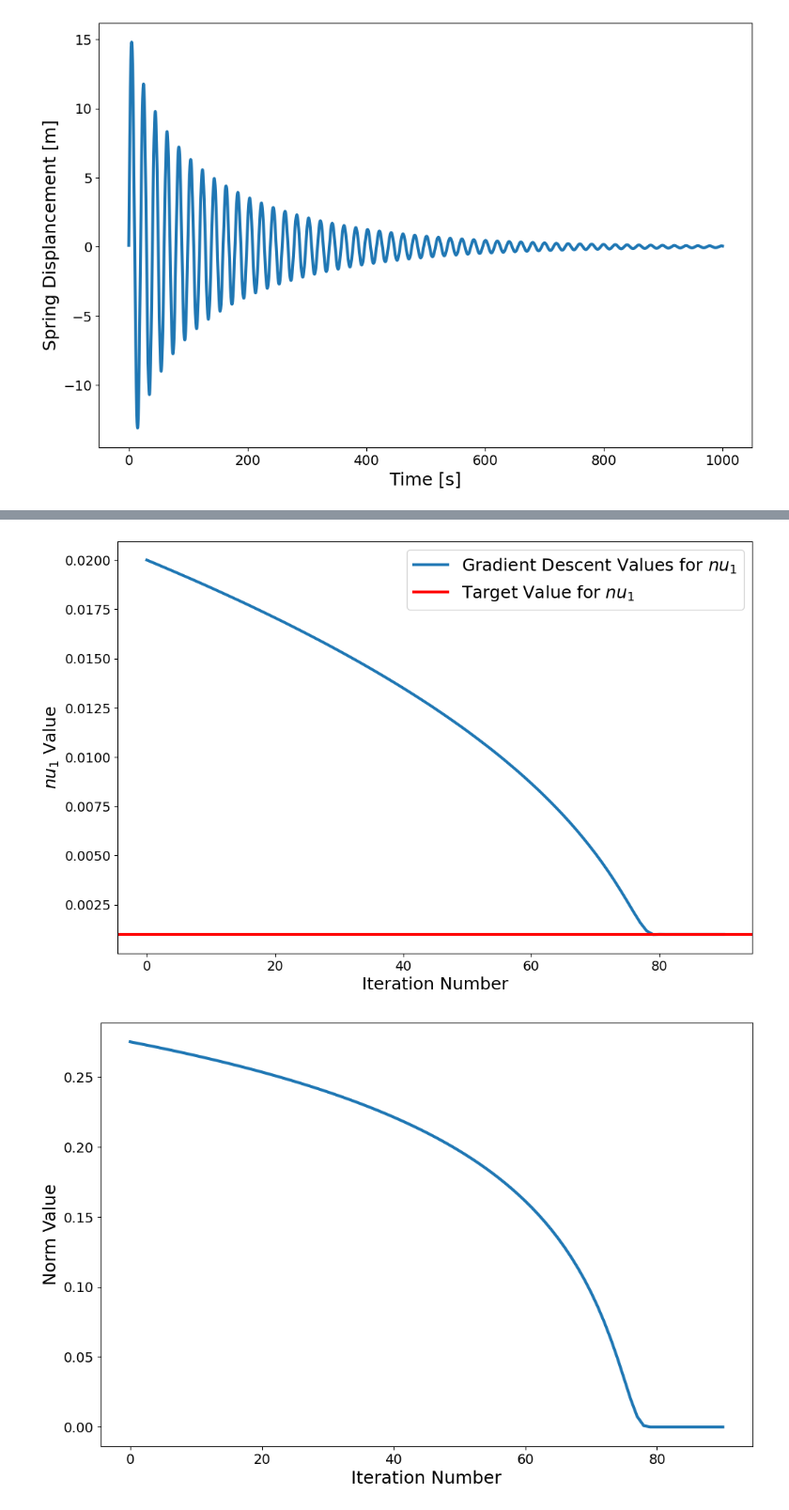
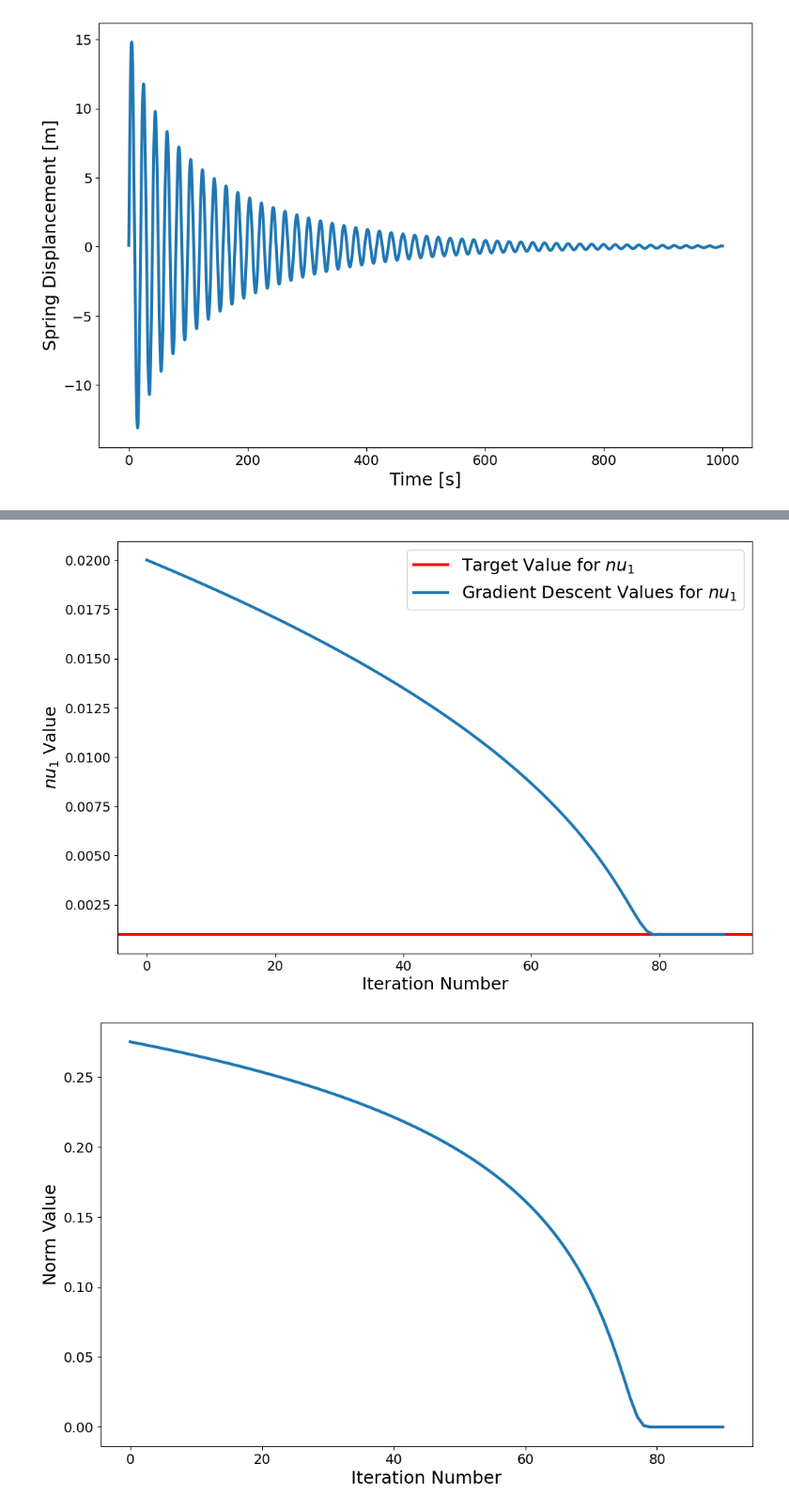
Before and after one commit to DrMichaelCornish/FUSE_2022_Technical_Interview, a Jupyter notebook: Technical Interview-Questions.ipynb, the cells around one changed output, grey strips where cells are left out. Shown at 94% size. Saved outputs shown, nothing was run; the diff lists cells and outputs as text; code cells hidden in the pictures.

```diff
--- a/Technical Interview-Copy1.ipynb
+++ b/Technical Interview-Questions.ipynb
@@ -110,5 +66,13 @@ def RK2(x0, y0, m, nu, k0, dt,T):
 # %%
-x_data, y_data, t_data = RK2(0.5, 0, 1, .01, .1, 0.01,1000)
+x0 = 0.5
+y0 = 0
+m = 1
+nu = .01
+k = .1
+dt = 0.01
+T = 1000
+
+x_data, y_data, t_data = RK2(x0, y0, m, nu, k, dt,T)
 
 plt.plot(t_data, x_data)
 
@@ -270,25 +242,3 @@ def metric(x_target,x_predicted):
     norm_val /= len(x_target)
 
     return norm_val
-# %%
-# fit one parameter
-
-y = np.linspace(-5,5,100)
-nu0 = 0.01
-nu1 = 0.001
-
-
-plt.plot(y,nonlinear_force(y,nu0,nu1))
-
-data = nonlinear_force(y,nu0,nu1) + np.random.normal(0,0.005,len(y))
-
-data = y[::9], data[::9]
-
-plt.scatter(data[0],data[1], color = 'red')
-
-
-plt.legend(['Nonlinear Force [N]',
-           'Experimental Data'])
-
-plt.ylabel('Force [N]')
-plt.xlabel('Spring Displacement [m]')
@@ -441,15 +348,17 @@ def GD_method(nu1):
 # %%
 nu1_data, norm_data, num_deriv_data = GD_method(0.02)
 # %%
+plt.axhline(nu1_true, color = 'red')
 plt.plot(nu1_data)
-plt.axhline(nu1_true, color = 'red')
 
-plt.legend(['Gradient Descent Values for $nu_1$',
-           'Target Value for $nu_1$'])
+
+plt.legend(['Target Value for $nu_1$',
+            'Gradient Descent Values for $nu_1$'
+           ])
 plt.xlabel('Iteration Number')
 plt.ylabel('$nu_1$ Value');
 # %% [output]
-[figure, old version]
+[figure, new version]
 # %%
 plt.plot(norm_data)
 plt.xlabel('Iteration Number')
```
Also changed, not shown: parts of 23 cells of this notebook, 1 other file.
